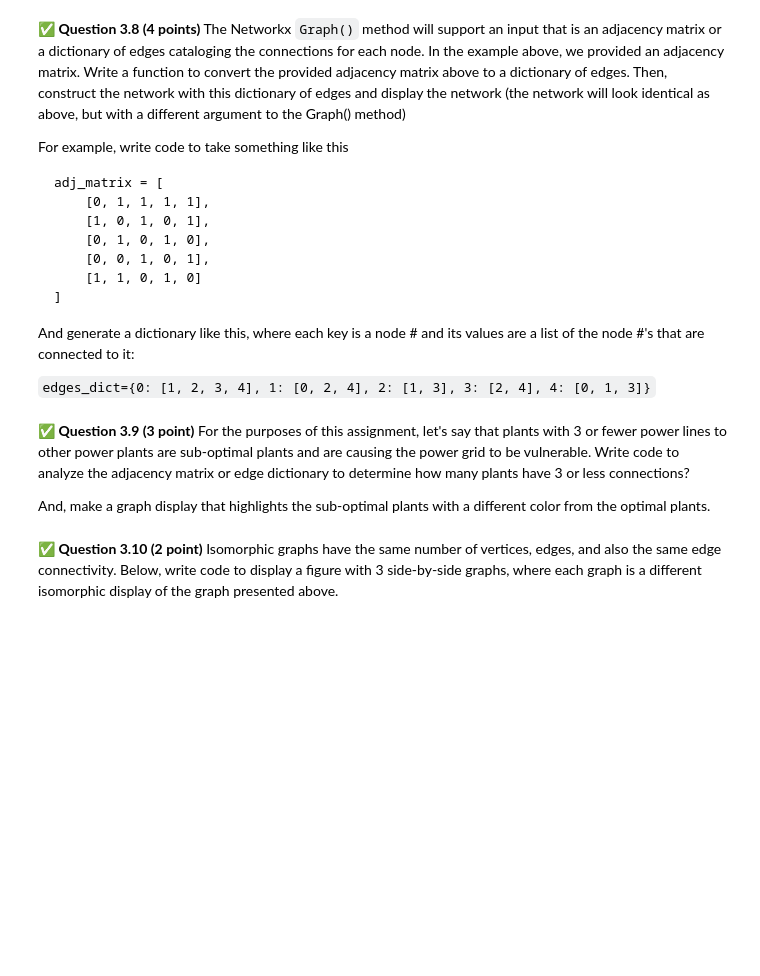
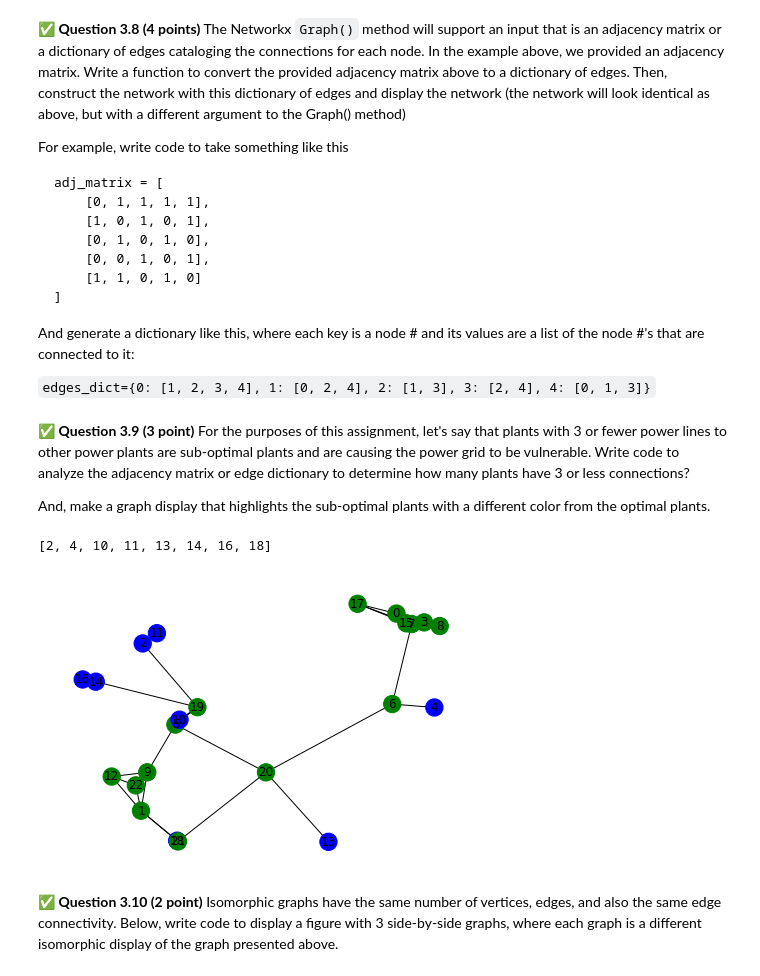
Before and after one commit to ryn-vw/CMSE202-f23-turnin, a Jupyter notebook: HW-02/HW 2, Ryn VW.ipynb, the cells around one changed output. Drawn from its saved outputs; the diff is of its cells as text; code cells hidden in the pictures; blank space fills up the shorter version.

```diff
--- a/HW-02/HW 2, Ryn VW.ipynb
+++ b/HW-02/HW 2, Ryn VW.ipynb
@@ -452,3 +466,35 @@ And, make a graph display that highlights the sub-optimal plants with a differen
+# %%
+# Put your code here:
+bad=[]
+for k in range(len(graphable)):
+    if graphable[k] <3:
+        bad.append(k)
+print(bad)
+color_map = []
+for node in range(len(G)):
+    if node == 2:
+        color_map.append('blue')
+    elif node==4:
+        color_map.append('blue')
+    elif node==10:
+        color_map.append('blue')
+    elif node==11:
+        color_map.append('blue')
+    elif node==13:
+        color_map.append('blue')
+    elif node==14:
+        color_map.append('blue')
+    elif node==16:
+        color_map.append('blue')
+    elif node==18:
+        color_map.append('blue')
+    else:
+        color_map.append('green')
+
+nx.draw(G, pos=position.values, with_labels=True, node_color=color_map)
+# %% [output]
+[2, 4, 10, 11, 13, 14, 16, 18]
+[figure, added]
 # %% [markdown]
 &#9989; **Question 3.10 (2 point)** Isomorphic graphs have the same number of vertices, edges, and also the same edge connectivity.  Below, write code to display a figure with 3 side-by-side graphs, where each graph is a different isomorphic display of the graph presented above.
 # %%
```
Also changed, not shown: parts of 7 cells of this notebook.
